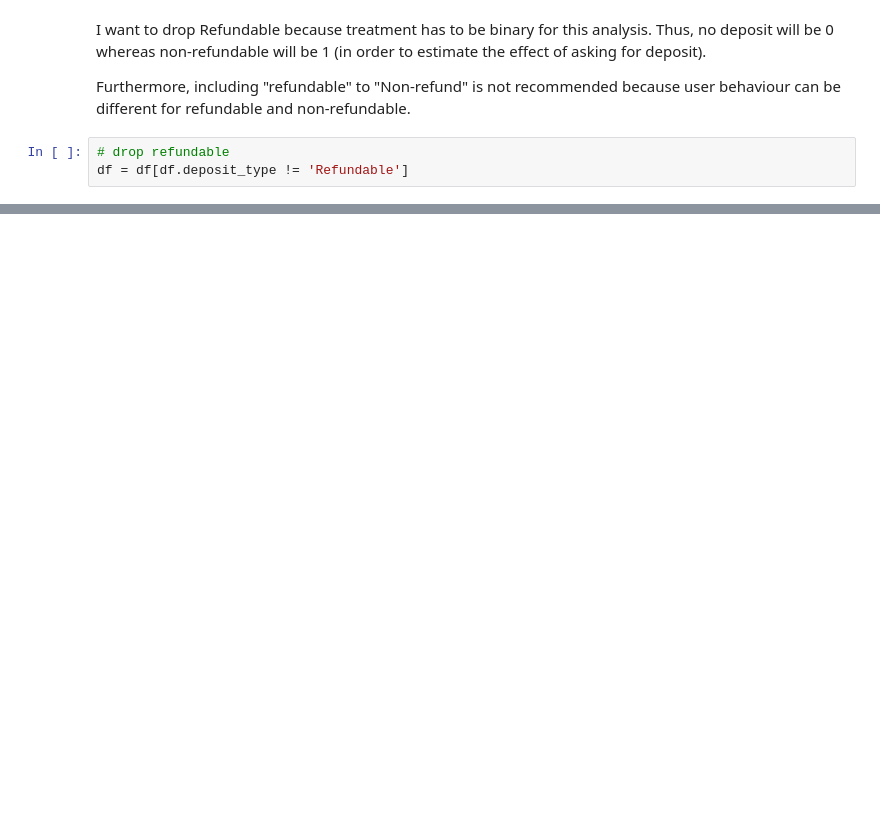
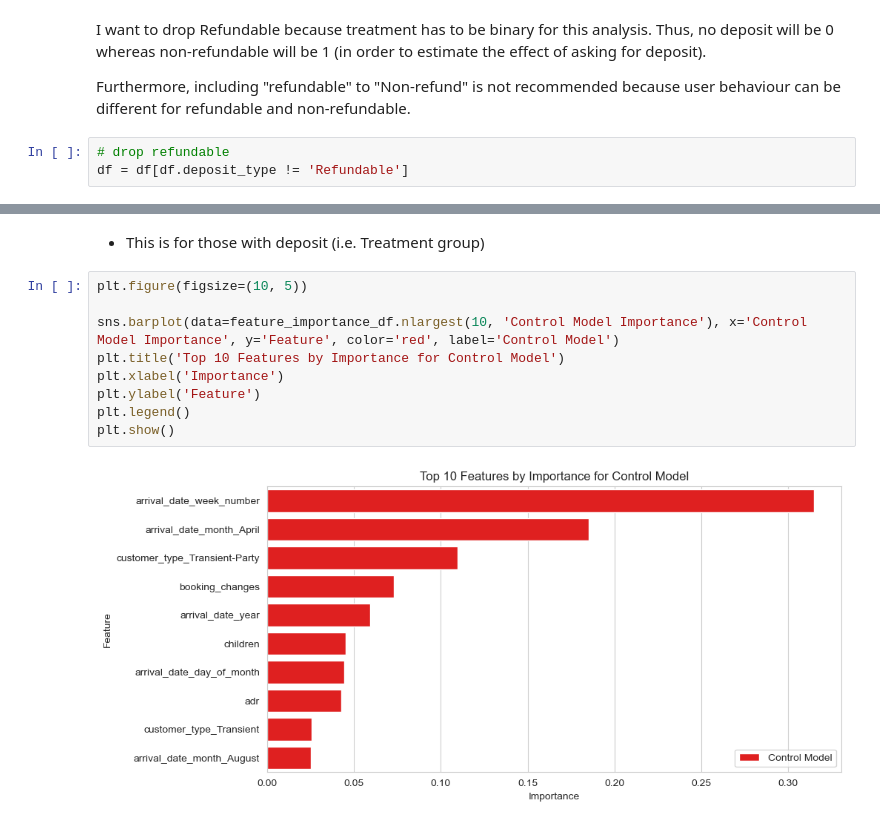
Before and after one commit to McGill-MMA-EnterpriseAnalytics/hotel-cancellation-analysis, a Jupyter notebook: causal_inference_kaz.ipynb, the cells around one changed output, grey strips where cells are left out. Saved outputs shown, nothing was run; the diff lists cells and outputs as text; blank space fills up the shorter version.

```diff
--- a/causal_inference_kaz.ipynb
+++ b/causal_inference_kaz.ipynb
@@ -59,0 +515,13 @@ df = df[df.deposit_type != 'Refundable']
+# %% [markdown]
+- This is for those with deposit (i.e. Treatment group)
+# %%
+plt.figure(figsize=(10, 5))
+
+sns.barplot(data=feature_importance_df.nlargest(10, 'Control Model Importance'), x='Control Model Importance', y='Feature', color='red', label='Control Model')
+plt.title('Top 10 Features by Importance for Control Model')
+plt.xlabel('Importance')
+plt.ylabel('Feature')
+plt.legend()
+plt.show()
+# %% [output]
+[figure, added]
```
Also changed, not shown: parts of 55 cells of this notebook.
